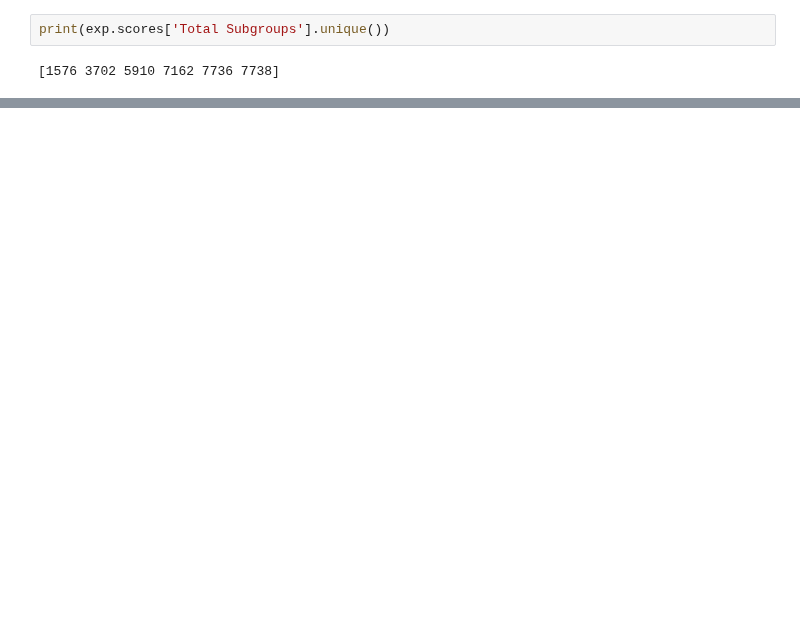
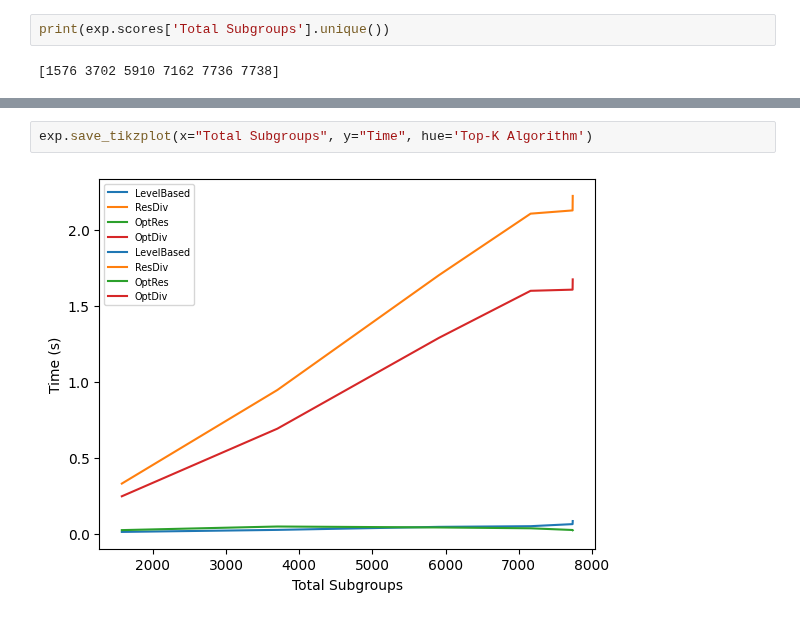
Before and after one commit to antonismand/Query-Driven-Data-Exploration-with-Heterogeneous-Treatment-Effects, a Jupyter notebook: experiments/max_depth.ipynb, the cells around one changed output, grey strips where cells are left out. Drawn from its saved outputs; the diff is of its cells as text; blank space fills up the shorter version.

```diff
--- a/experiments/max_depth.ipynb
+++ b/experiments/max_depth.ipynb
@@ -25,0 +26,4 @@ exp.save_tikzplot(x="max_depth", y="Time", hue='Top-K Algorithm')
+# %%
+exp.save_tikzplot(x="Total Subgroups", y="Time", hue='Top-K Algorithm')
+# %% [output]
+[figure, added]
```
Also changed, not shown: parts of 3 cells of this notebook.
